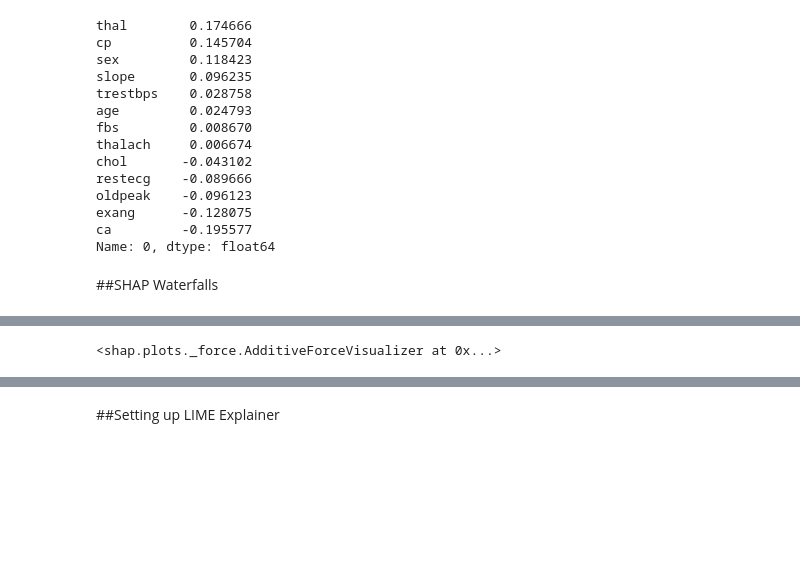
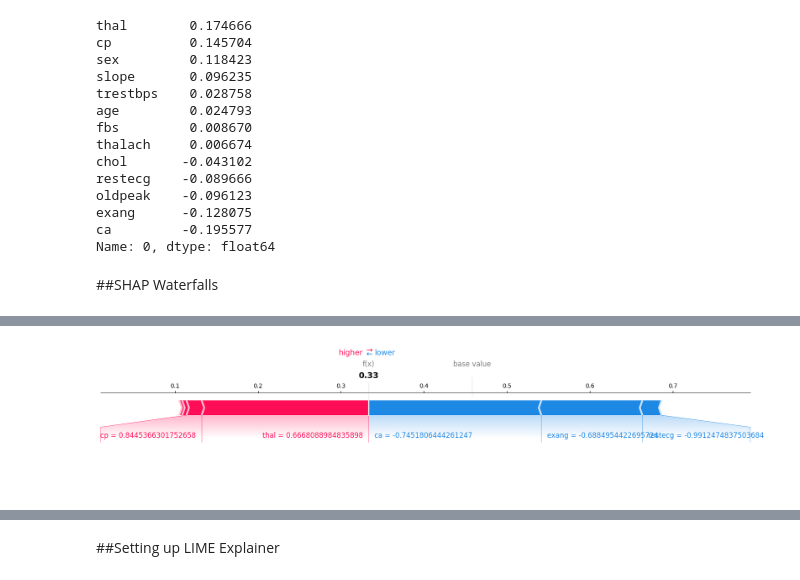
Before and after one commit to ApostolosStogiannis/Transparent-and-Opaque-Models-for-Medical-Datasets, a Jupyter notebook: Classification_Data_Models.ipynb, the cells around one changed output, grey strips where cells are left out. Saved outputs shown, nothing was run; the diff lists cells and outputs as text; code cells hidden in the pictures; blank space fills up the shorter version.

```diff
--- a/Classification_Data_Models.ipynb
+++ b/Classification_Data_Models.ipynb
@@ -464,10 +464,10 @@ Name: 0, dtype: float64
 # %%
 #dt
 shap.initjs()
-shap.force_plot(dt_explainer.expected_value[1], dt_shap_values[index, :, 1], X_test_df.iloc[index])
+shap.force_plot(dt_explainer.expected_value[1], dt_shap_values[index, :, 1], X_test_df.iloc[index], matplotlib=True)
 # %% [output]
 [interactive output not drawn]
-<shap.plots._force.AdditiveForceVisualizer at 0x...>
+[figure, added]
 # %%
 #lr
 shap.initjs()
```
Also changed, not shown: parts of 8 cells of this notebook.
